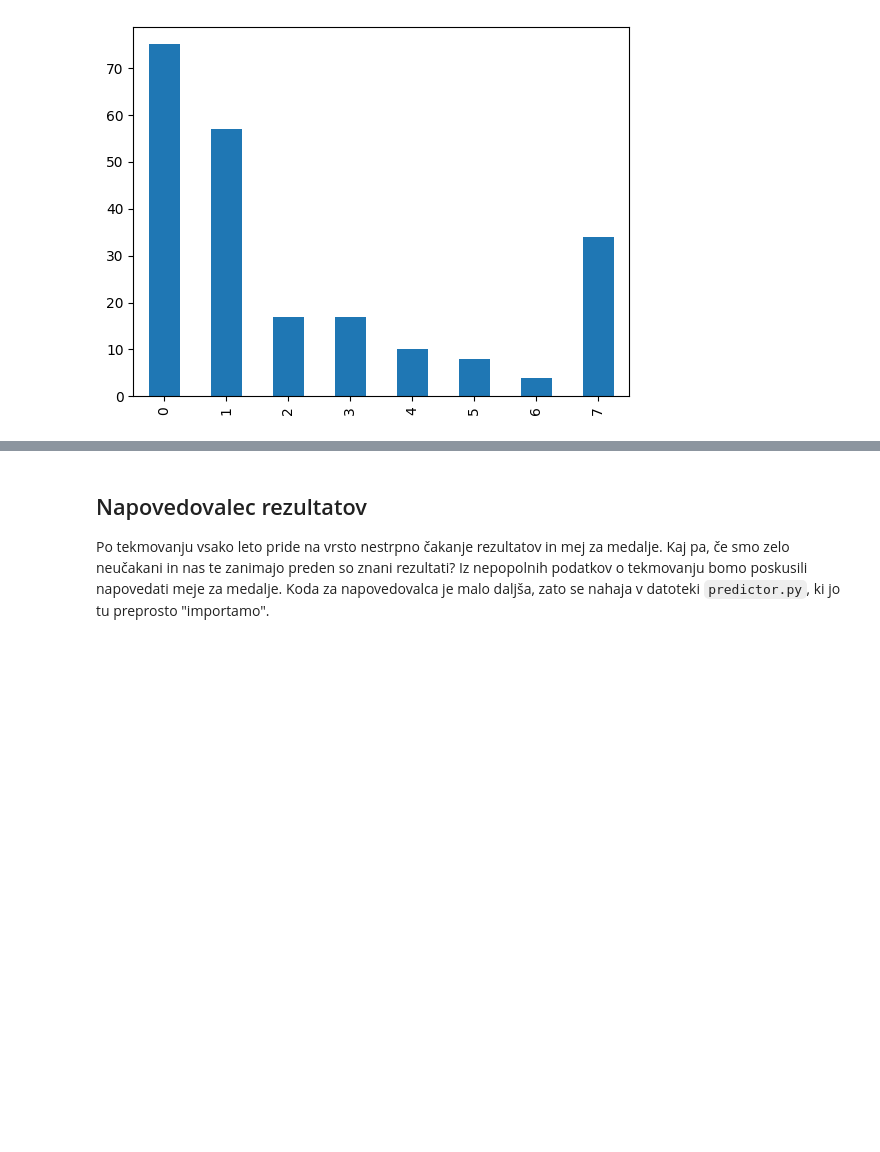
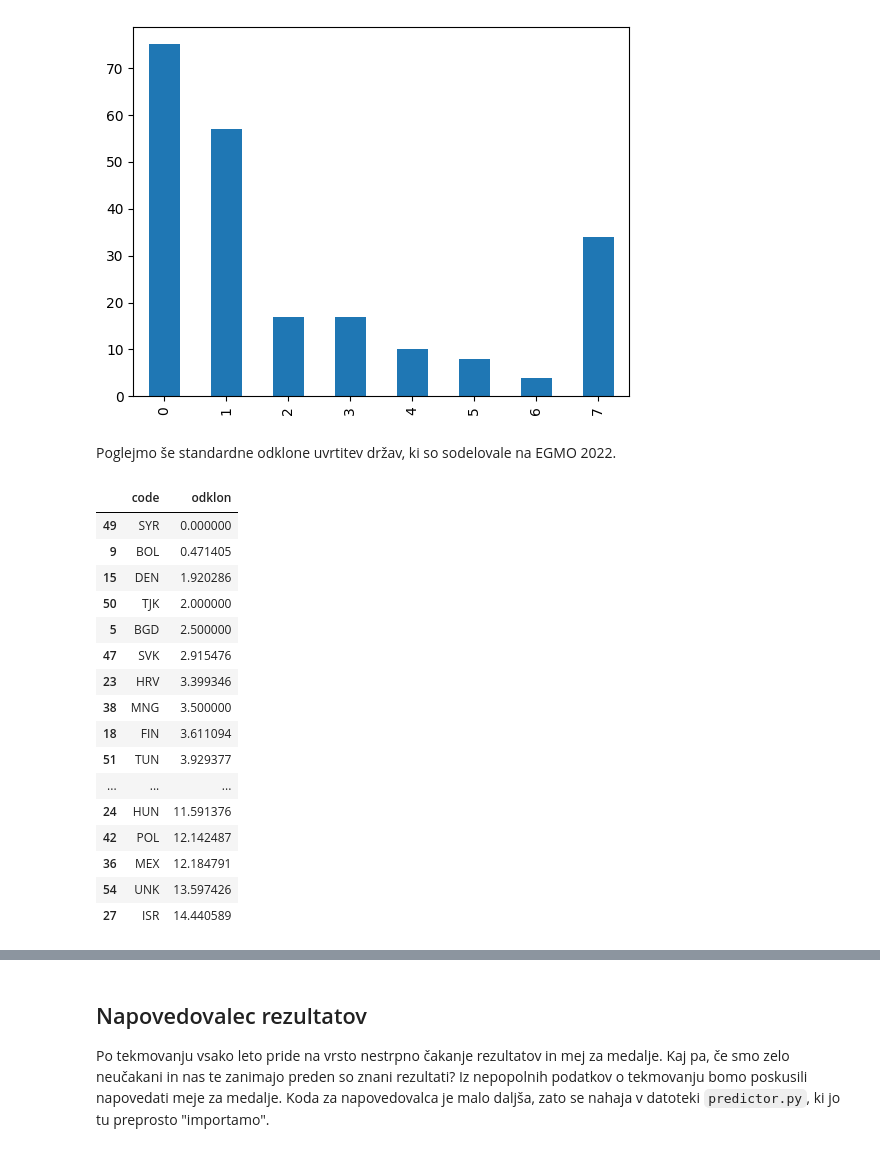
Before and after one commit to L3435/EGMO-Cutoffs-Predictor, a Jupyter notebook: Analiza.ipynb, the cells around one changed output, grey strips where cells are left out. Cells and saved outputs as stored; diff of their text form; code cells hidden in the pictures; blank space fills up the shorter version.

```diff
--- a/Analiza.ipynb
+++ b/Analiza.ipynb
@@ -51,3 +53,49 @@ graf
 # %% [output]
 <AxesSubplot:>
 [figure]
+# %% [markdown]
+Poglejmo še standardne odklone uvrtitev držav, ki so sodelovale na EGMO 2022.
+# %%
+import numpy
+country_codes = list(set(x[:3] for x in egmo11['code']))
+odkloni = pd.DataFrame(sorted(country_codes), columns=['code'])
+
+def uvrstitve(code):
+    placement = []
+    for i in range(2, 12):
+        current_egmo = pd.read_csv(f"podatki/csv/egmo{i}.csv")
+        current_egmo['code'] = current_egmo['code'].str[:3]
+        by_countries = current_egmo.groupby(['code']).sum()
+        by_countries['total'] = by_countries.iloc[:,1:7].sum(axis=1)
+        by_countries = by_countries.sort_values(['total'], ascending=False)
+        try:
+            placement.append(len(by_countries) - by_countries.index.get_loc(code))
+        except KeyError:
+            placement.append(None)
+    return placement
+
+def stdev(code):
+    placements = uvrstitve(code)
+    if placements == []: return 0
+    return numpy.std([x for x in placements if x != None])
+
+odkloni['odklon'] = odkloni.apply(lambda x: stdev(x.code), axis=1)
+odkloni.sort_values(['odklon'])
+# %% [output]
+|  | code | odklon |
+| 49 | SYR | 0.000000 |
+| 9 | BOL | 0.471405 |
+| 15 | DEN | 1.920286 |
+| 50 | TJK | 2.000000 |
+| 5 | BGD | 2.500000 |
+| 47 | SVK | 2.915476 |
+| 23 | HRV | 3.399346 |
+| 38 | MNG | 3.500000 |
+| 18 | FIN | 3.611094 |
+| 51 | TUN | 3.929377 |
+| ... | ... | ... |
+| 24 | HUN | 11.591376 |
+| 42 | POL | 12.142487 |
+| 36 | MEX | 12.184791 |
+| 54 | UNK | 13.597426 |
+| 27 | ISR | 14.440589 |
```
Also changed, not shown: parts of 9 cells of this notebook.
